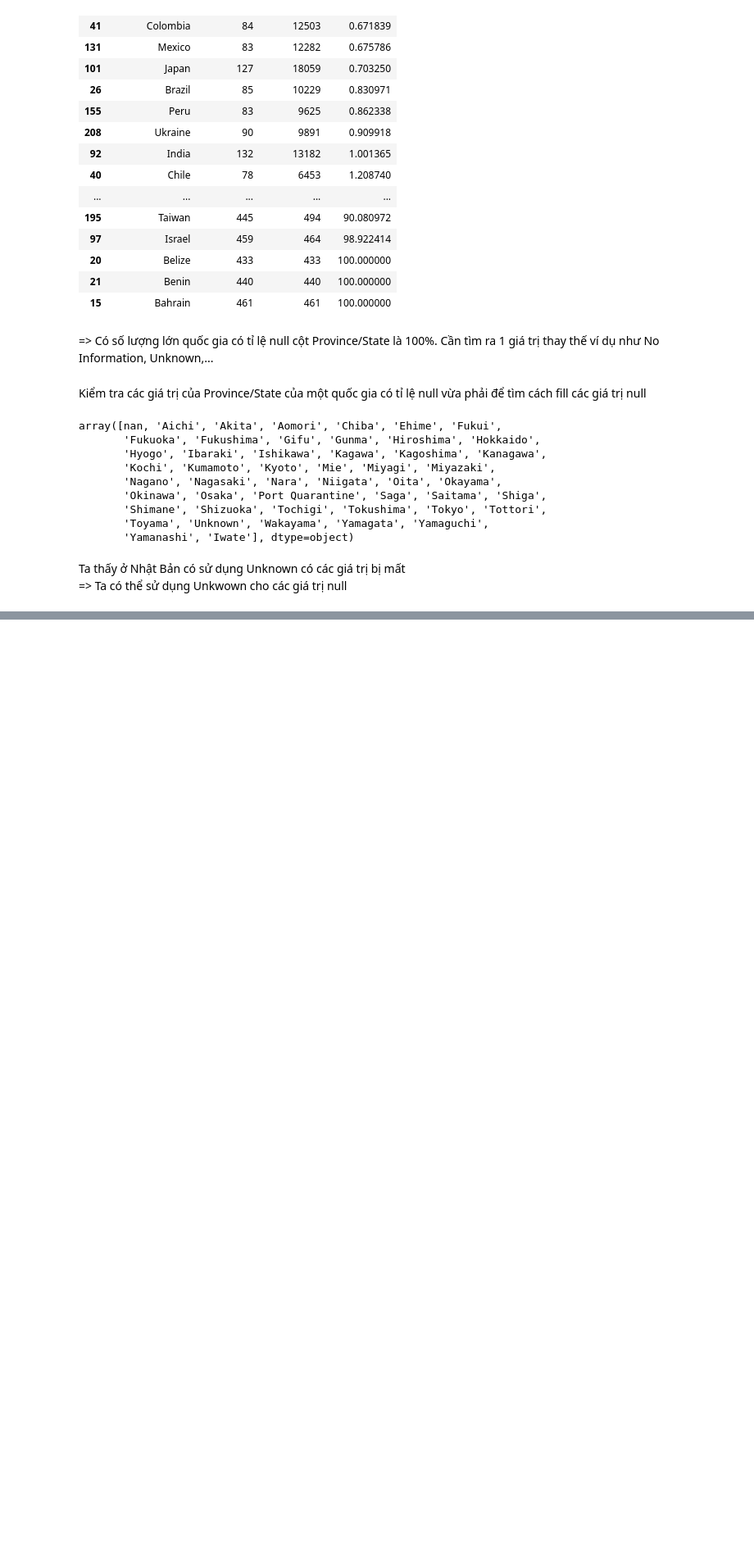
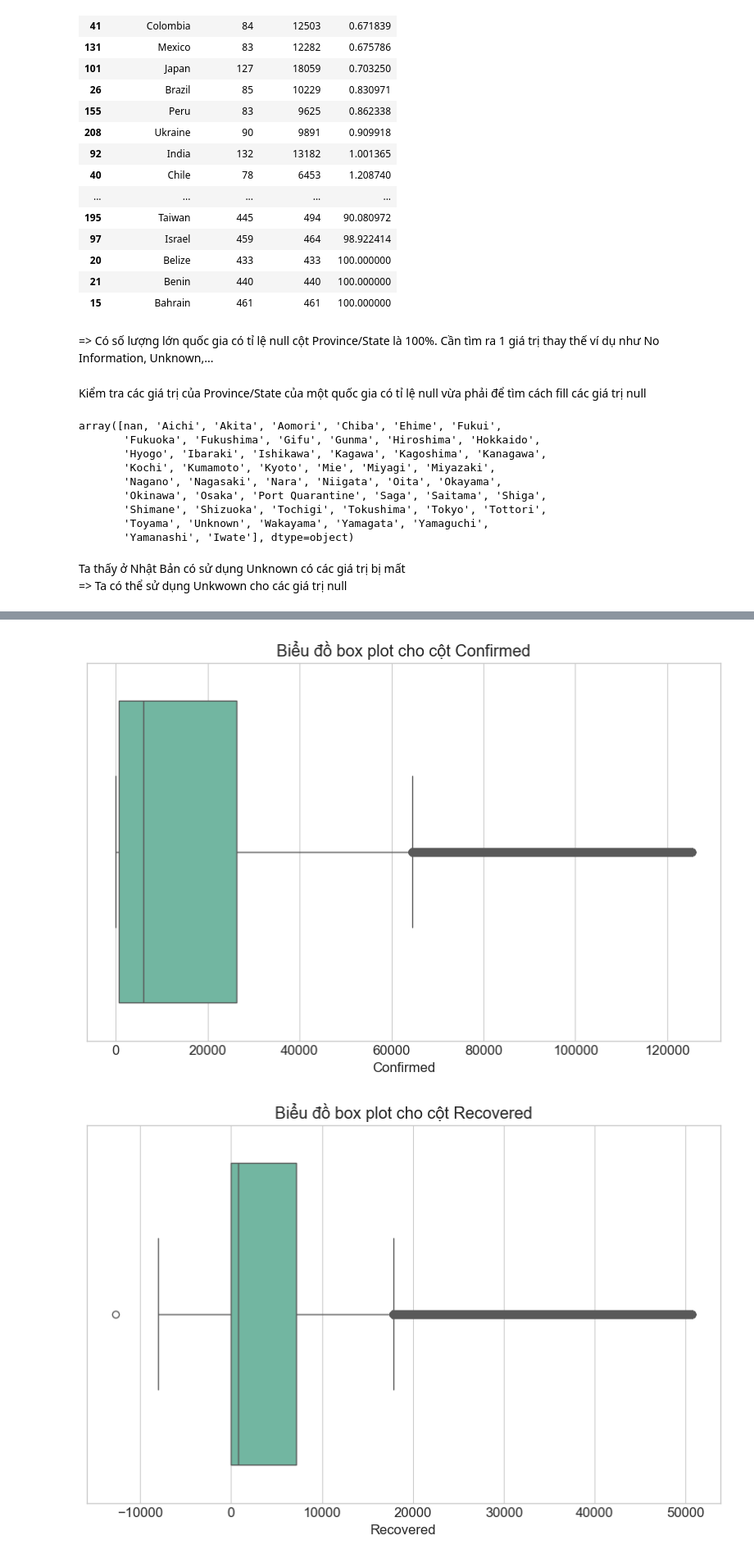
Before and after one commit to nguyentuongbachhy/Data-Visualization-with-Python, a Jupyter notebook: src/data_cleaning.ipynb, the cells around one changed output, grey strips where cells are left out. Shown at 82% size. Cells and saved outputs as stored; diff of their text form; code cells hidden in the pictures; blank space fills up the shorter version.

Commit message:
outlier viz

```diff
--- a/src/data_cleaning.ipynb
+++ b/src/data_cleaning.ipynb
@@ -169,0 +174,3 @@ covid_data.fillna({"Province/State": "Unknown"}, inplace=True)
+# %%
+numerical_cols = ['Confirmed', 'Recovered', 'Deaths']
+covid_data[numerical_cols].info()
@@ -169,0 +188,12 @@ covid_data.fillna({"Province/State": "Unknown"}, inplace=True)
+# %%
+def visualize_outliers(data, columns):
+    for column in columns:
+        plt.figure(figsize=(10, 6))
+        sns.boxplot(x=data[column])
+        plt.title(f'Biểu đồ box plot cho cột {column}')
+        plt.show()
+
+visualize_outliers(covid_data, numerical_cols)
+# %% [output]
+[figure, added]
+[figure, added]
```
Also changed, not shown: parts of 7 cells of this notebook.
